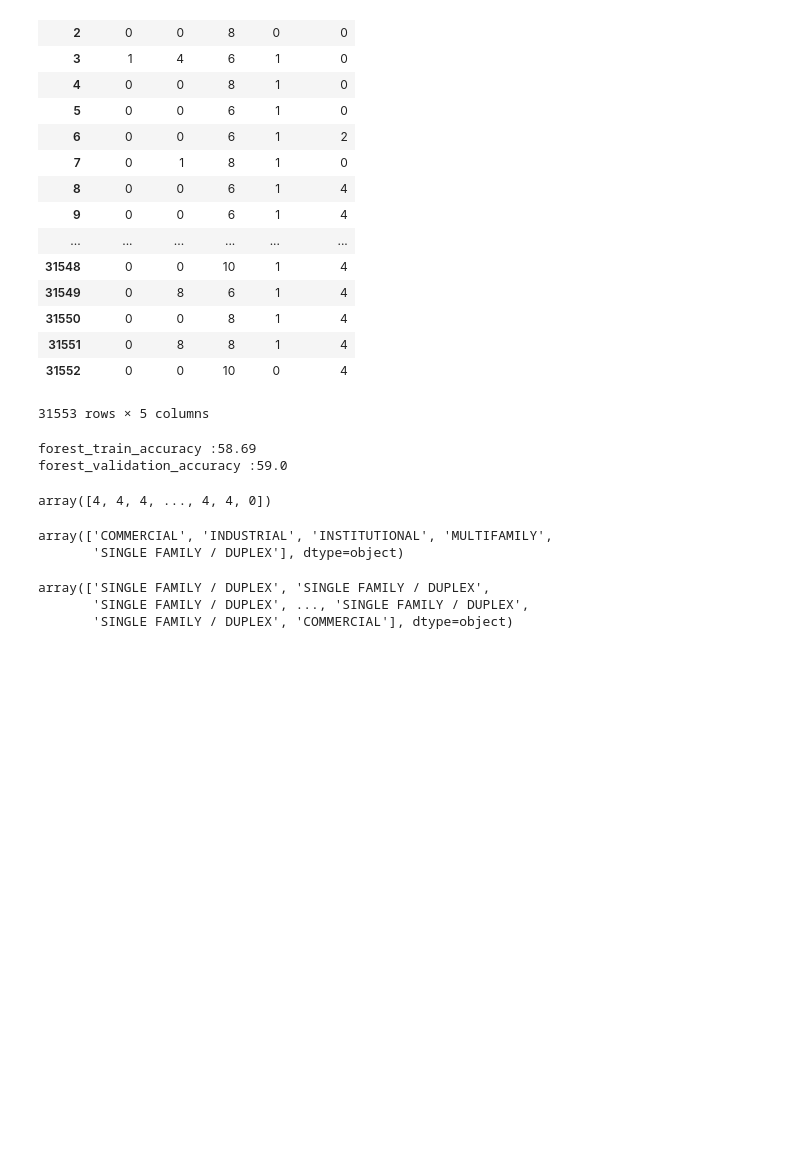
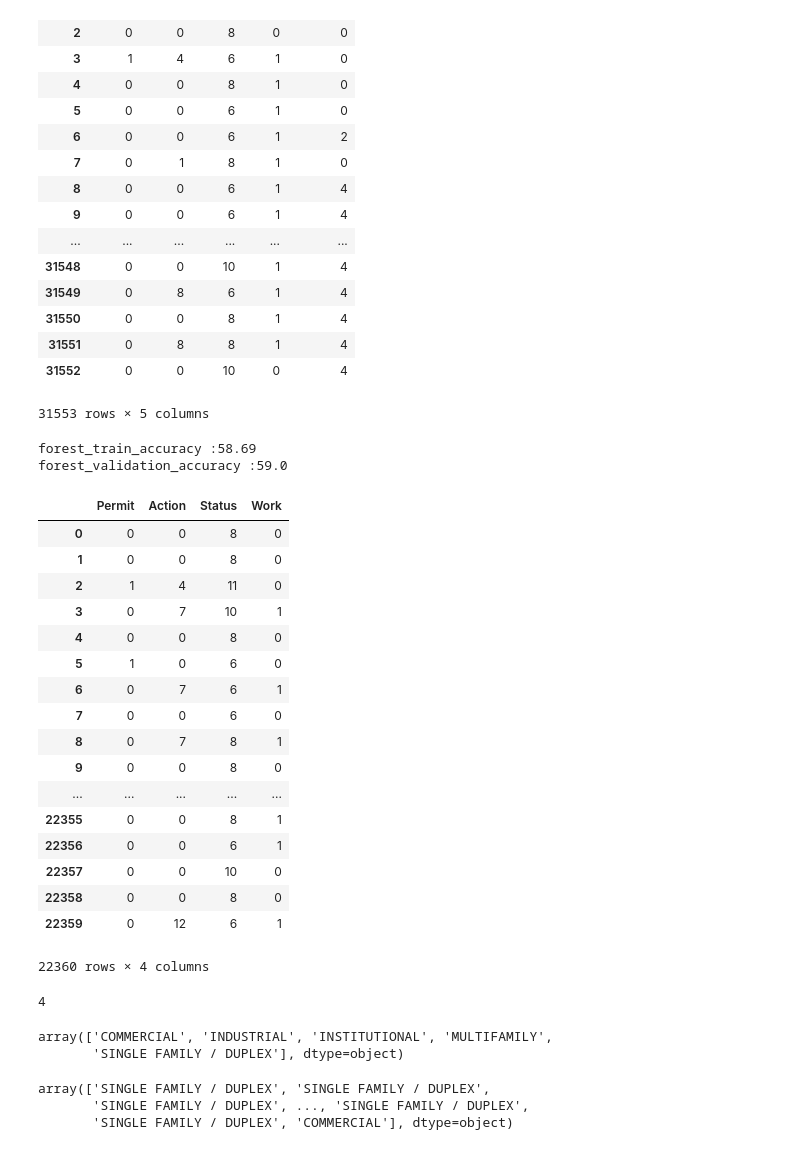
Before and after one commit to TheAbhishekJha/Seattle_Permit_Analysis, a Jupyter notebook: ZS.ipynb, the cells around one changed output. Cells and saved outputs as stored; diff of their text form; code cells hidden in the pictures; blank space fills up the shorter version.

```diff
--- a/ZS.ipynb
+++ b/ZS.ipynb
@@ -163,0 +179,2 @@ imd
+# %%
+imdf["Status"].fillna("Permit Closed",inplace=True)
@@ -506,7 +580,3 @@ print("forest_validation_accuracy :" + str(forest_validation_accuracy))
 # %% [output]
 forest_train_accuracy :58.69
 forest_validation_accuracy :59.0
-# %%
-forest.predict(test_df1)
-# %% [output]
-array([4, 4, 4, ..., 4, 4, 0])
@@ -512,0 +585,21 @@ array([4, 4, 4, ..., 4, 4, 0])
+# %%
+test_dfx
+# %% [output]
+|  | Permit | Action | Status | Work |
+| 0 | 0 | 0 | 8 | 0 |
+| 1 | 0 | 0 | 8 | 0 |
+| 2 | 1 | 4 | 11 | 0 |
+| 3 | 0 | 7 | 10 | 1 |
+| 4 | 0 | 0 | 8 | 0 |
+| 5 | 1 | 0 | 6 | 0 |
+| 6 | 0 | 7 | 6 | 1 |
+| 7 | 0 | 0 | 6 | 0 |
+| 8 | 0 | 7 | 8 | 1 |
+| 9 | 0 | 0 | 8 | 0 |
+| ... | ... | ... | ... | ... |
+| 22355 | 0 | 0 | 8 | 1 |
+| 22356 | 0 | 0 | 6 | 1 |
+| 22357 | 0 | 0 | 10 | 0 |
+| 22358 | 0 | 0 | 8 | 0 |
+| 22359 | 0 | 12 | 6 | 1 |
+22360 rows × 4 columns
@@ -513,3 +608,7 @@ array([4, 4, 4, ..., 4, 4, 0])
+# %%
+testpred[22350]
+# %% [output]
+4
 # %%
 cle.classes_
 # %% [output]
```
Also changed, not shown: parts of 134 cells of this notebook, 3 other files.
